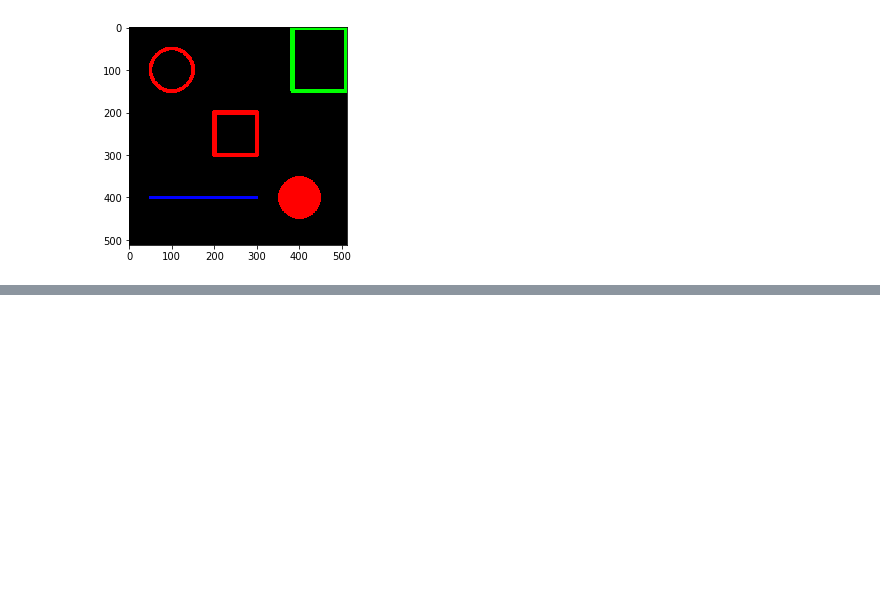
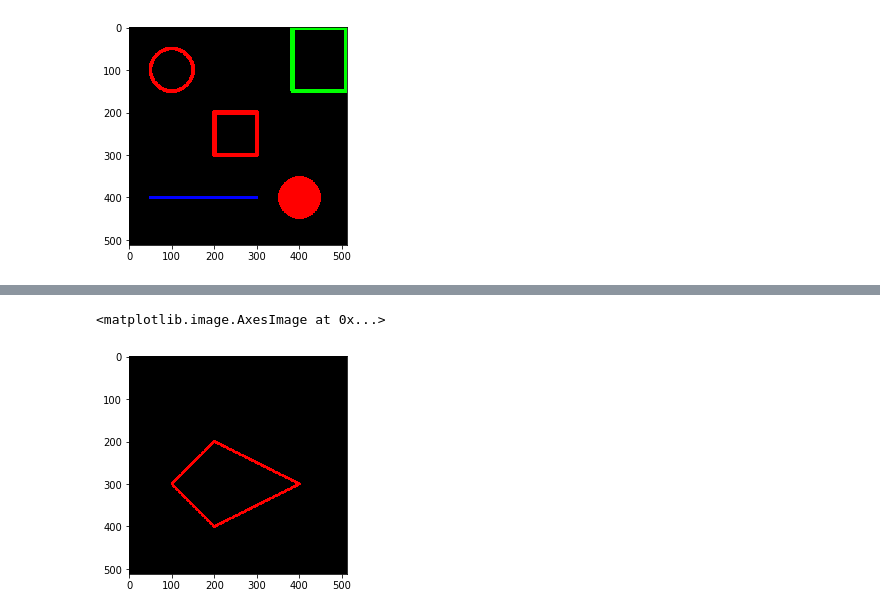
Before and after one commit to sendmail123/DataScience, a Jupyter notebook: ImageDrawingCV2.ipynb, the cells around one changed output, grey strips where cells are left out. Drawn from its saved outputs; the diff is of its cells as text; code cells hidden in the pictures; blank space fills up the shorter version.

```diff
--- a/ImageDrawingCV2.ipynb
+++ b/ImageDrawingCV2.ipynb
@@ -106,0 +170,5 @@ plt.imshow(blank_img)
+# %%
+plt.imshow(blank_img)
+# %% [output]
+<matplotlib.image.AxesImage at 0x...>
+[figure, added]
```
Also changed, not shown: parts of 10 cells of this notebook.
